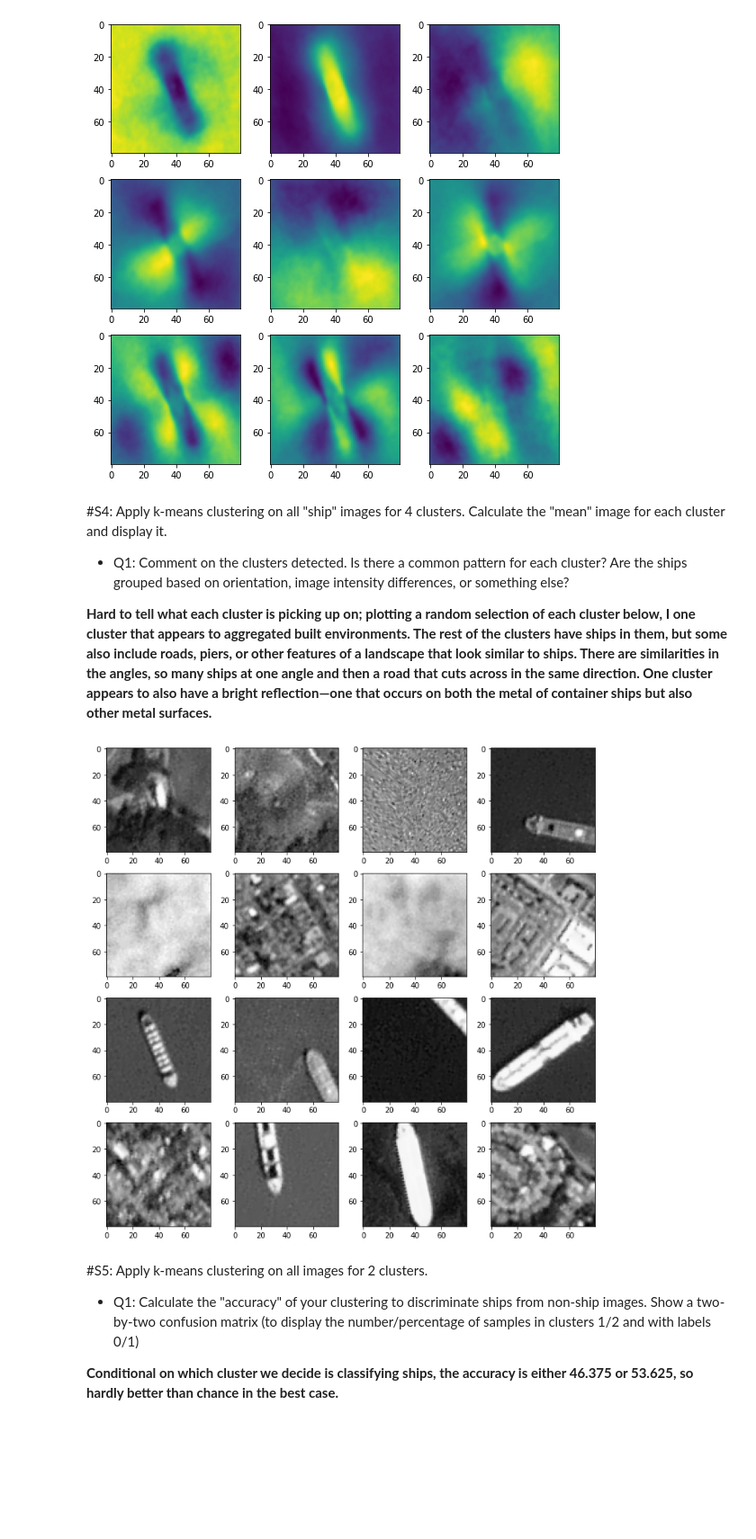
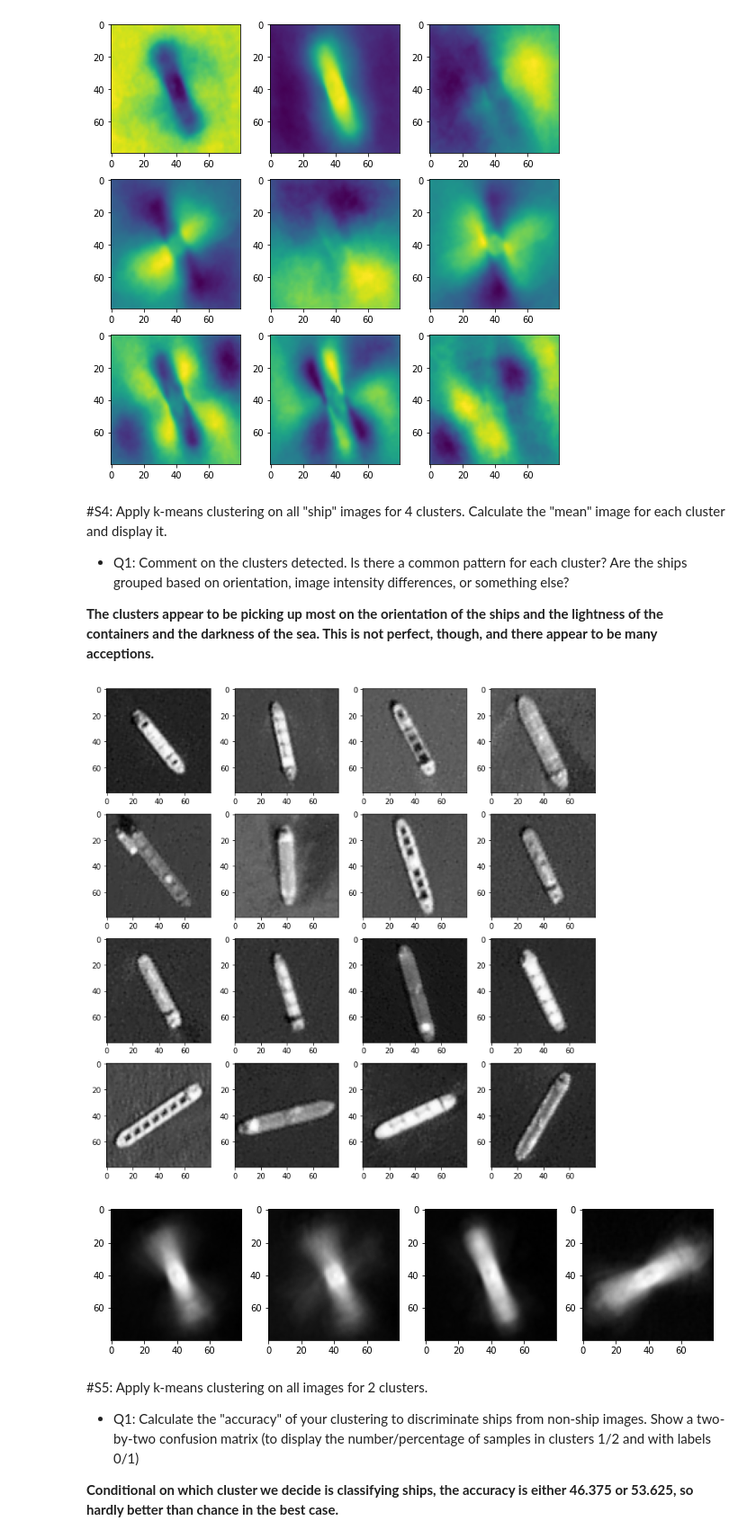
Before and after one commit to asrenninger/sensing, a Jupyter notebook: python/renninger_HW4.ipynb, the cells around one changed output. Shown at 90% size. Cells and saved outputs as stored; diff of their text form; code cells hidden in the pictures; blank space fills up the shorter version.

```diff
--- a/python/renninger_HW4.ipynb
+++ b/python/renninger_HW4.ipynb
@@ -257,7 +274,7 @@ Apply k-means clustering on all "ship" images for 4 clusters. Calculate the "mea
 
 - Q1: Comment on the clusters detected. Is there a common pattern for each cluster? Are the ships grouped based on orientation, image intensity differences, or something else?
 
-**Hard to tell what each cluster is picking up on; plotting a random selection of each cluster below, I one cluster that appears to aggregated built environments. The rest of the clusters have ships in them, but some also include roads, piers, or other features of a landscape that look similar to ships. There are similarities in the angles, so many ships at one angle and then a road that cuts across in the same direction. One cluster appears to also have a bright reflection—one that occurs on both the metal of container ships but also other metal surfaces.**
+**The clusters appear to be picking up most on the orientation of the ships and the lightness of the containers and the darkness of the sea. This is not perfect, though, and there appear to be many acceptions.**
 # %%
 from sklearn.cluster import KMeans
 # %%
@@ -268,7 +288,7 @@ size = bnw[1,:,:].shape
 fig, axs = plt.subplots(4, 4, figsize = [12, 12])
 
 for i in np.arange(0, 4):
-  sub = dat[vals.labels_ == i]
+  sub = filteredDAT[vals.labels_ == i]
   for j in np.arange(0, 4):
     idx = np.random.randint(0, len(sub))
     img = sub[idx].reshape([80, 80])
@@ -276,7 +296,20 @@ for i in np.arange(0, 4):
 
 plt.show()
 # %% [output]
-[figure, old version]
+[figure, new version]
+# %%
+size = bnw[1,:,:].shape
+
+fig, axs = plt.subplots(1, 4, figsize = [12, 12])
+
+for i in np.arange(0, 4):
+  sub = filteredDAT[vals.labels_ == i]
+  img = np.mean(sub, axis = 0).reshape([80, 80])
+  axs[i].imshow(img, cmap = 'gray')
+
+plt.show()
+# %% [output]
+[figure, added]
 # %% [markdown]
 #S5:
 Apply k-means clustering on all images for 2 clusters.
```
Also changed, not shown: parts of 20 cells of this notebook.
